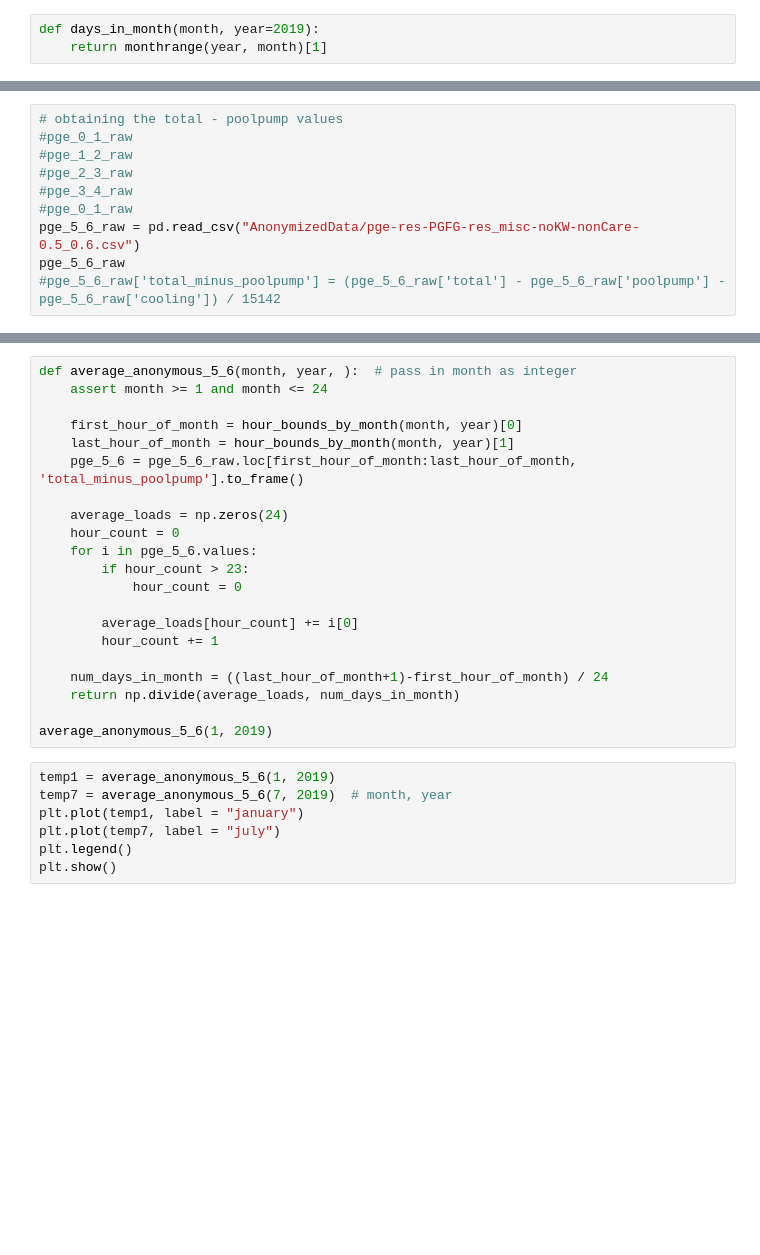
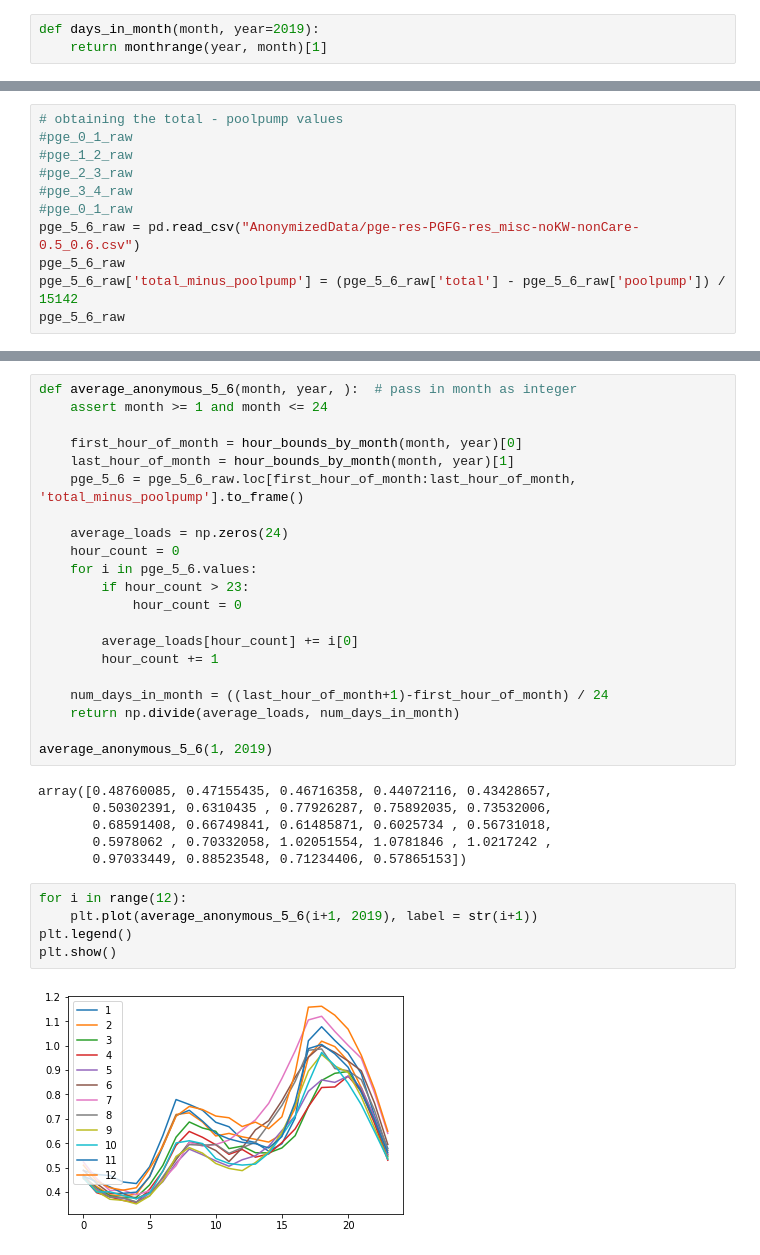
Before and after one commit to BuildingDecarb/URAP_2020, a Jupyter notebook: LoadBalanceGraphing.ipynb, the cells around one changed output, grey strips where cells are left out. Drawn from its saved outputs; the diff is of its cells as text; blank space fills up the shorter version.

```diff
--- a/LoadBalanceGraphing.ipynb
+++ b/LoadBalanceGraphing.ipynb
@@ -234,4 +285,5 @@ plt.show()
 #pge_0_1_raw
 pge_5_6_raw = pd.read_csv("AnonymizedData/pge-res-PGFG-res_misc-noKW-nonCare-0.5_0.6.csv")
 pge_5_6_raw
-#pge_5_6_raw['total_minus_poolpump'] = (pge_5_6_raw['total'] - pge_5_6_raw['poolpump'] - pge_5_6_raw['cooling']) / 15142
+pge_5_6_raw['total_minus_poolpump'] = (pge_5_6_raw['total'] - pge_5_6_raw['poolpump']) / 15142
+pge_5_6_raw
@@ -256,10 +327,16 @@ def average_anonymous_5_6(month, year, ):  # pass in month as integer
     return np.divide(average_loads, num_days_in_month)
 
 average_anonymous_5_6(1, 2019)
+# %% [output]
+array([0.48760085, 0.47155435, 0.46716358, 0.44072116, 0.43428657,
+       0.50302391, 0.6310435 , 0.77926287, 0.75892035, 0.73532006,
+       0.68591408, 0.66749841, 0.61485871, 0.6025734 , 0.56731018,
+       0.5978062 , 0.70332058, 1.02051554, 1.0781846 , 1.0217242 ,
+       0.97033449, 0.88523548, 0.71234406, 0.57865153])
-# %%
-temp1 = average_anonymous_5_6(1, 2019)
-temp7 = average_anonymous_5_6(7, 2019)  # month, year
-plt.plot(temp1, label = "january")
-plt.plot(temp7, label = "july")
-plt.legend()
-plt.show()
+# %%
+for i in range(12):
+    plt.plot(average_anonymous_5_6(i+1, 2019), label = str(i+1))
+plt.legend()
+plt.show()
+# %% [output]
+[figure, added]
```
Also changed, not shown: parts of 17 cells of this notebook, 1 other file.
